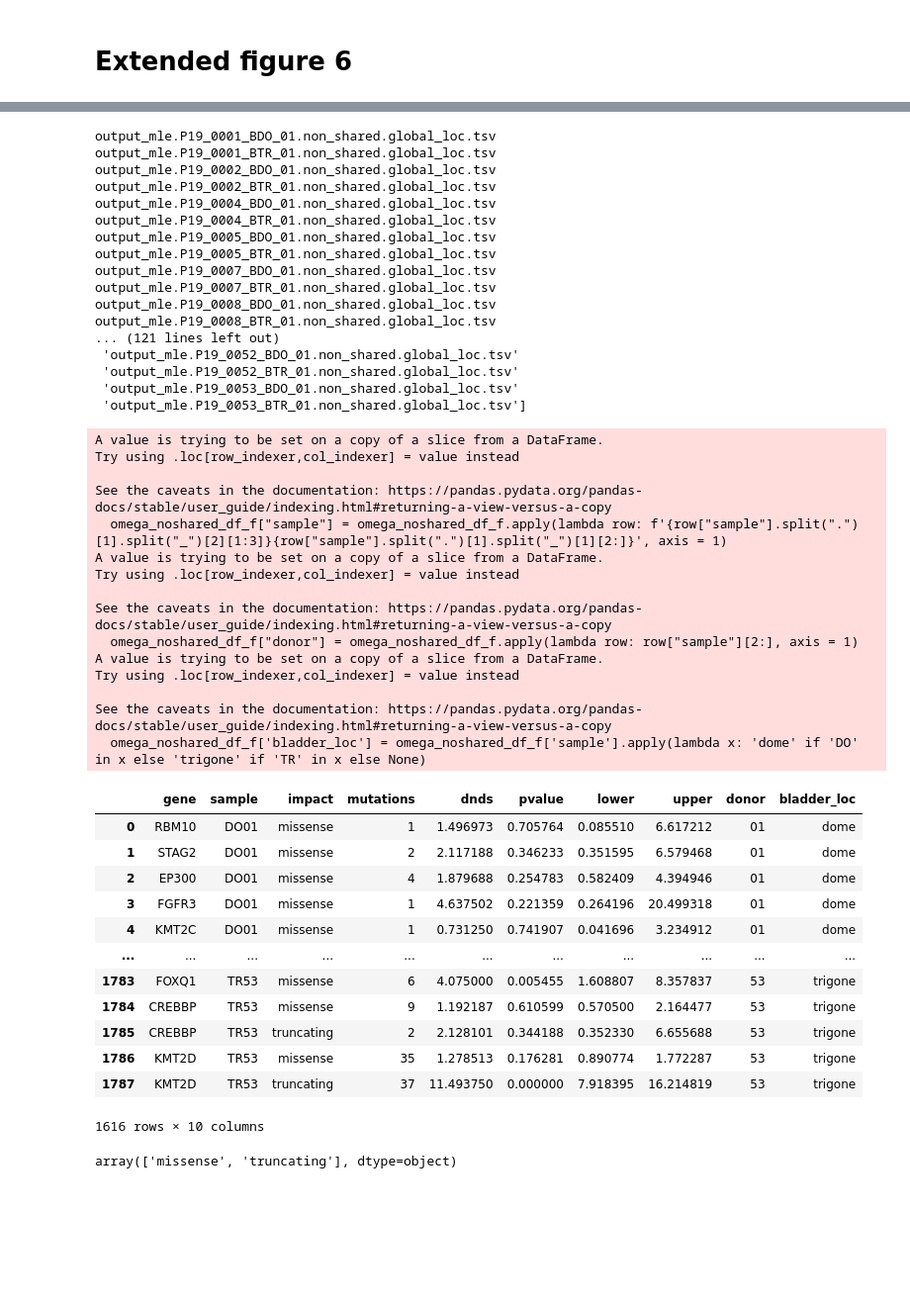
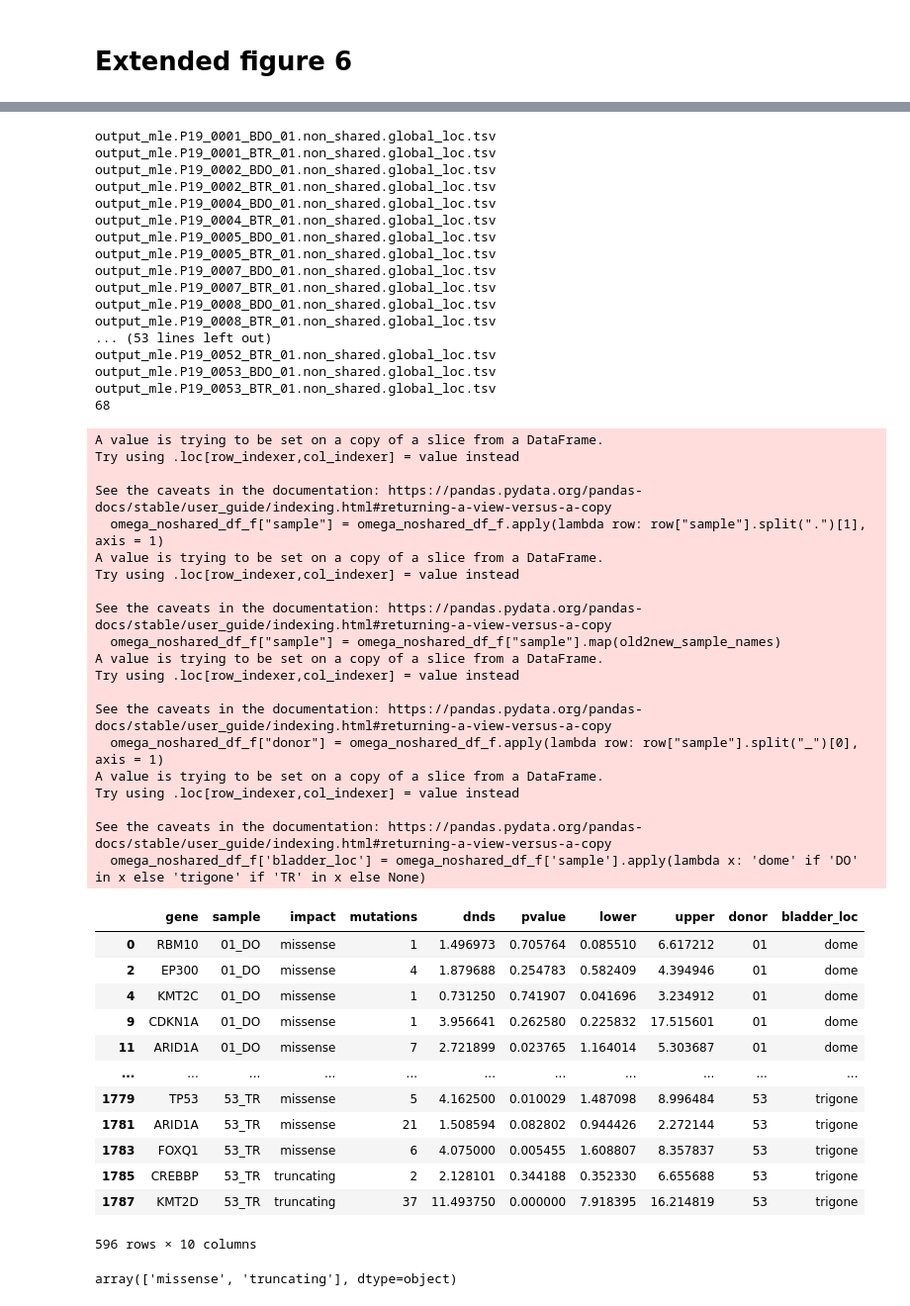
Before and after one commit to bbglab/normal_bladder_paper, a Jupyter notebook: extended/extended6/ExtendedFigure6.ipynb, the cells around one changed output, grey strips where cells are left out. Shown at 99% size. Cells and saved outputs as stored; diff of their text form; code cells hidden in the pictures; blank space fills up the shorter version.

Commit message:
ext6 edit and review data loading

```diff
--- a/extended/extended6/ExtendedFigure6.ipynb
+++ b/extended/extended6/ExtendedFigure6.ipynb
@@ -30,4 +22,6 @@ plots_config = {
     "legend_fontsize": 6,
     "annots_fontsize": 6
 }
+# %%
+impacts = ["missense", "truncating"]
 # %%
@@ -122,67 +114,80 @@ See the caveats in the documentation: https://pandas.pydata.org/pandas-docs/stab
 # %%
+# load omega global w/o shared mutations
+
 omega_noshared_df = pd.DataFrame()
+
 for file in [file_ for file_ in os.listdir(omega_noshared_muts_dir) if "output_mle" in file_]:
+
     if "log" not in file and "non_shared" in file:
         print(file)
         sample_df = pd.read_csv(f"{omega_noshared_muts_dir}/{file}", sep = "\t", header = 0)
         sample_df["sample"] = file
         omega_noshared_df = pd.concat((omega_noshared_df, sample_df)).reset_index(drop = True)
-omega_noshared_df_f = omega_noshared_df.loc[(omega_noshared_df["gene"].isin(panel)) &
+
+# filter to keep only per sample omega and panel genes, as well as impacts of interest
+omega_noshared_df_f = omega_noshared_df.loc[(omega_noshared_df["gene"].isin(panel_all_genes)) &
                         (~omega_noshared_df["sample"].str.contains("multi")) &
-                        (~omega_noshared_df["sample"].str.contains("non_prot_aff")) &
-                        (omega_noshared_df["sample"].str.contains("P19"))]
-print(len(omega_noshared_df_f["sample"].unique())) # ok
-print(omega_noshared_df_f["sample"].unique()) # ok
-omega_noshared_df_f["sample"] = omega_noshared_df_f.apply(lambda row: f'{row["sample"].split(".")[1].split("_")[2][1:3]}{row["sample"].split(".")[1].split("_")[1][2:]}', axis = 1)
-omega_noshared_df_f["donor"] = omega_noshared_df_f.apply(lambda row: row["sample"][2:], axis = 1)
+                        (omega_noshared_df["sample"].str.contains("P19")) &
+                        (omega_df["impact"].isin(impacts))]
+
+print(len(omega_noshared_df_f["sample"].unique())) # 68 samples
+
+omega_noshared_df_f["sample"] = omega_noshared_df_f.apply(lambda row: row["sample"].split(".")[1], axis = 1)
+omega_noshared_df_f["sample"] = omega_noshared_df_f["sample"].map(old2new_sample_names)
+omega_noshared_df_f["donor"] = omega_noshared_df_f.apply(lambda row: row["sample"].split("_")[0], axis = 1)
 omega_noshared_df_f['bladder_loc'] = omega_noshared_df_f['sample'].apply(lambda x: 'dome' if 'DO' in x else 'trigone' if 'TR' in x else None)
 omega_noshared_df_f
 # %% [output]
 output_mle.P19_0001_BDO_01.non_shared.global_loc.tsv
 output_mle.P19_0001_BTR_01.non_shared.global_loc.tsv
 output_mle.P19_0002_BDO_01.non_shared.global_loc.tsv
 output_mle.P19_0002_BTR_01.non_shared.global_loc.tsv
 output_mle.P19_0004_BDO_01.non_shared.global_loc.tsv
 output_mle.P19_0004_BTR_01.non_shared.global_loc.tsv
 output_mle.P19_0005_BDO_01.non_shared.global_loc.tsv
 output_mle.P19_0005_BTR_01.non_shared.global_loc.tsv
 output_mle.P19_0007_BDO_01.non_shared.global_loc.tsv
 output_mle.P19_0007_BTR_01.non_shared.global_loc.tsv
 output_mle.P19_0008_BDO_01.non_shared.global_loc.tsv
 output_mle.P19_0008_BTR_01.non_shared.global_loc.tsv
-... (121 lines left out)
- 'output_mle.P19_0052_BDO_01.non_shared.global_loc.tsv'
- 'output_mle.P19_0052_BTR_01.non_shared.global_loc.tsv'
- 'output_mle.P19_0053_BDO_01.non_shared.global_loc.tsv'
- 'output_mle.P19_0053_BTR_01.non_shared.global_loc.tsv']
+... (53 lines left out)
+output_mle.P19_0052_BTR_01.non_shared.global_loc.tsv
+output_mle.P19_0053_BDO_01.non_shared.global_loc.tsv
+output_mle.P19_0053_BTR_01.non_shared.global_loc.tsv
+68
 A value is trying to be set on a copy of a slice from a DataFrame.
 Try using .loc[row_indexer,col_indexer] = value instead
 
 See the caveats in the documentation: https://pandas.pydata.org/pandas-docs/stable/user_guide/indexing.html#returning-a-view-versus-a-copy
-  omega_noshared_df_f["sample"] = omega_noshared_df_f.apply(lambda row: f'{row["sample"].split(".")[1].split("_")[2][1:3]}{row["sample"].split(".")[1].split("_")[1][2:]}', axis = 1)
+  omega_noshared_df_f["sample"] = omega_noshared_df_f.apply(lambda row: row["sample"].split(".")[1], axis = 1)
 A value is trying to be set on a copy of a slice from a DataFrame.
 Try using .loc[row_indexer,col_indexer] = value instead
 
 See the caveats in the documentation: https://pandas.pydata.org/pandas-docs/stable/user_guide/indexing.html#returning-a-view-versus-a-copy
-  omega_noshared_df_f["donor"] = omega_noshared_df_f.apply(lambda row: row["sample"][2:], axis = 1)
+  omega_noshared_df_f["sample"] = omega_noshared_df_f["sample"].map(old2new_sample_names)
+A value is trying to be set on a copy of a slice from a DataFrame.
+Try using .loc[row_indexer,col_indexer] = value instead
+
+See the caveats in the documentation: https://pandas.pydata.org/pandas-docs/stable/user_guide/indexing.html#returning-a-view-versus-a-copy
+  omega_noshared_df_f["donor"] = omega_noshared_df_f.apply(lambda row: row["sample"].split("_")[0], axis = 1)
 A value is trying to be set on a copy of a slice from a DataFrame.
 Try using .loc[row_indexer,col_indexer] = value instead
 
 See the caveats in the documentation: https://pandas.pydata.org/pandas-docs/stable/user_guide/indexing.html#returning-a-view-versus-a-copy
   omega_noshared_df_f['bladder_loc'] = omega_noshared_df_f['sample'].apply(lambda x: 'dome' if 'DO' in x else 'trigone' if 'TR' in x else None)
 |  | gene | sample | impact | mutations | dnds | pvalue | lower | upper | donor | bladder_loc |
-| 0 | RBM10 | DO01 | missense | 1 | 1.496973 | 0.705764 | 0.085510 | 6.617212 | 01 | dome |
-| 1 | STAG2 | DO01 | missense | 2 | 2.117188 | 0.346233 | 0.351595 | 6.579468 | 01 | dome |
-| 2 | EP300 | DO01 | missense | 4 | 1.879688 | 0.254783 | 0.582409 | 4.394946 | 01 | dome |
-| 3 | FGFR3 | DO01 | missense | 1 | 4.637502 | 0.221359 | 0.264196 | 20.499318 | 01 | dome |
-| 4 | KMT2C | DO01 | missense | 1 | 0.731250 | 0.741907 | 0.041696 | 3.234912 | 01 | dome |
+| 0 | RBM10 | 01_DO | missense | 1 | 1.496973 | 0.705764 | 0.085510 | 6.617212 | 01 | dome |
+| 2 | EP300 | 01_DO | missense | 4 | 1.879688 | 0.254783 | 0.582409 | 4.394946 | 01 | dome |
+| 4 | KMT2C | 01_DO | missense | 1 | 0.731250 | 0.741907 | 0.041696 | 3.234912 | 01 | dome |
+| 9 | CDKN1A | 01_DO | missense | 1 | 3.956641 | 0.262580 | 0.225832 | 17.515601 | 01 | dome |
+| 11 | ARID1A | 01_DO | missense | 7 | 2.721899 | 0.023765 | 1.164014 | 5.303687 | 01 | dome |
 | ... | ... | ... | ... | ... | ... | ... | ... | ... | ... | ... |
-| 1783 | FOXQ1 | TR53 | missense | 6 | 4.075000 | 0.005455 | 1.608807 | 8.357837 | 53 | trigone |
-| 1784 | CREBBP | TR53 | missense | 9 | 1.192187 | 0.610599 | 0.570500 | 2.164477 | 53 | trigone |
-| 1785 | CREBBP | TR53 | truncating | 2 | 2.128101 | 0.344188 | 0.352330 | 6.655688 | 53 | trigone |
-| 1786 | KMT2D | TR53 | missense | 35 | 1.278513 | 0.176281 | 0.890774 | 1.772287 | 53 | trigone |
-| 1787 | KMT2D | TR53 | truncating | 37 | 11.493750 | 0.000000 | 7.918395 | 16.214819 | 53 | trigone |
+| 1779 | TP53 | 53_TR | missense | 5 | 4.162500 | 0.010029 | 1.487098 | 8.996484 | 53 | trigone |
+| 1781 | ARID1A | 53_TR | missense | 21 | 1.508594 | 0.082802 | 0.944426 | 2.272144 | 53 | trigone |
+| 1783 | FOXQ1 | 53_TR | missense | 6 | 4.075000 | 0.005455 | 1.608807 | 8.357837 | 53 | trigone |
+| 1785 | CREBBP | 53_TR | truncating | 2 | 2.128101 | 0.344188 | 0.352330 | 6.655688 | 53 | trigone |
+| 1787 | KMT2D | 53_TR | truncating | 37 | 11.493750 | 0.000000 | 7.918395 | 16.214819 | 53 | trigone |
-1616 rows × 10 columns
+596 rows × 10 columns
 # %%
 omega_noshared_df_f["impact"].unique()
 # %% [output]
```
Also changed, not shown: parts of 9 cells of this notebook.
